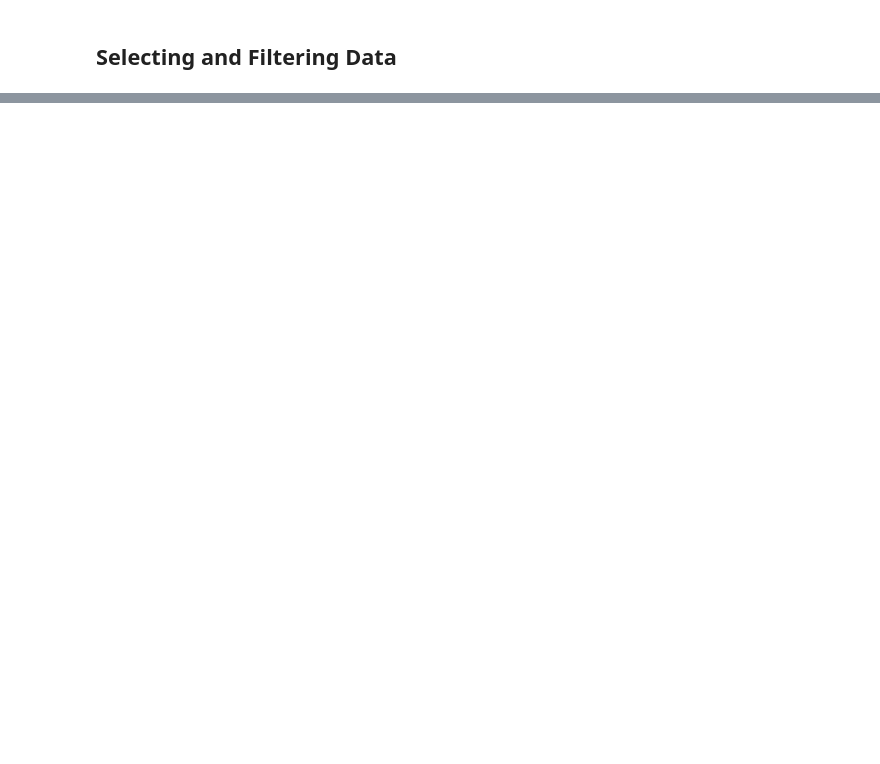
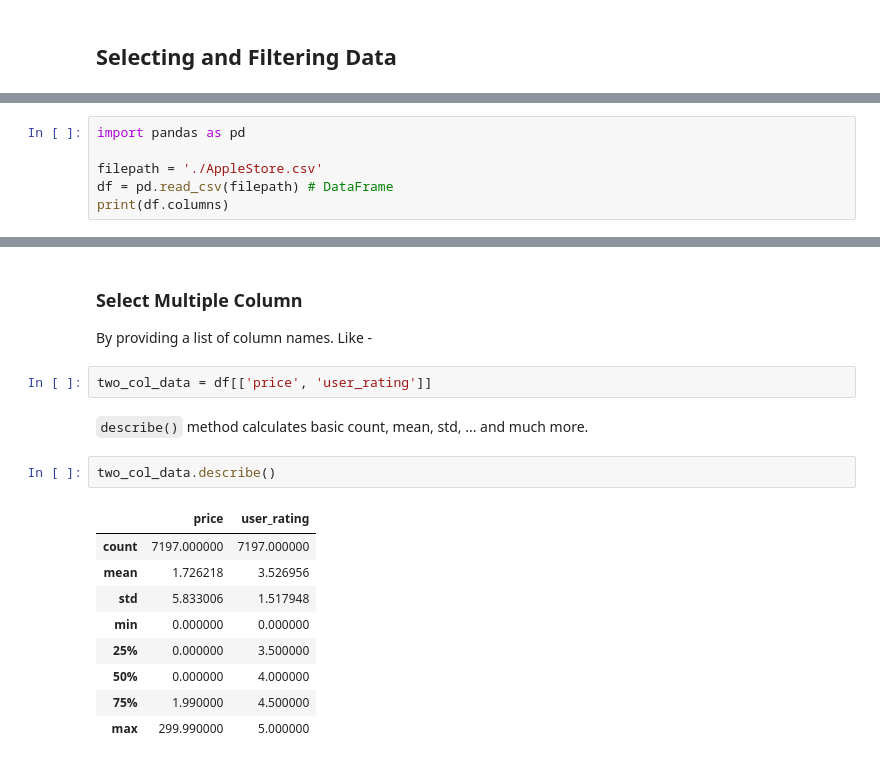
Before and after one commit to techcentaur/Data-is-Cool, a Jupyter notebook: manipulating-data.py.ipynb, the cells around one changed output, grey strips where cells are left out. Drawn from its saved outputs; the diff is of its cells as text; blank space fills up the shorter version.

Commit message:
[DONE] selecting and fitering data with pandas

```diff
--- a/apple.py.ipynb
+++ b/manipulating-data.py.ipynb
@@ -218,0 +179,6 @@ We can use `.isin` to find all of something that is equal to given value.
+# %%
+import pandas as pd
+
+filepath = './AppleStore.csv'
+df = pd.read_csv(filepath) # DataFrame
+print(df.columns)
@@ -218,0 +206,20 @@ We can use `.isin` to find all of something that is equal to given value.
+# %% [markdown]
+### Select Multiple Column
+
+By providing a list of column names. Like -
+# %%
+two_col_data = df[['price', 'user_rating']]
+# %% [markdown]
+`describe()` method calculates basic count, mean, std, ... and much more.
+# %%
+two_col_data.describe()
+# %% [output]
+|  | price | user_rating |
+| count | 7197.000000 | 7197.000000 |
+| mean | 1.726218 | 3.526956 |
+| std | 5.833006 | 1.517948 |
+| min | 0.000000 | 0.000000 |
+| 25% | 0.000000 | 3.500000 |
+| 50% | 0.000000 | 4.000000 |
+| 75% | 1.990000 | 4.500000 |
+| max | 299.990000 | 5.000000 |
```
Also changed, not shown: parts of 24 cells of this notebook, 1 other file.
